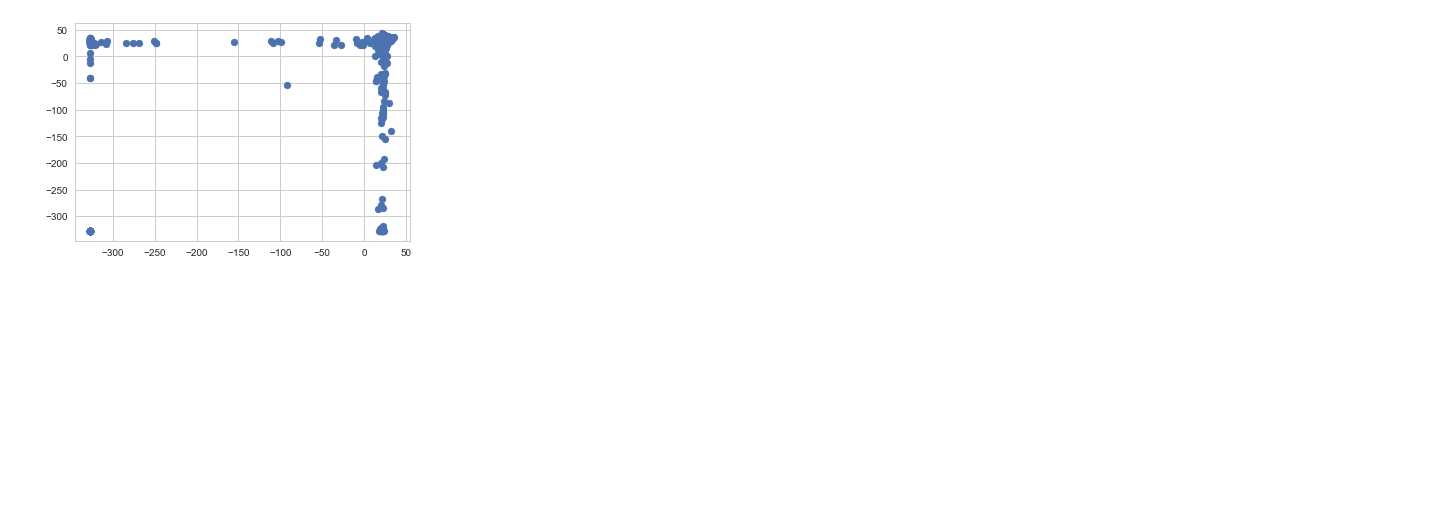
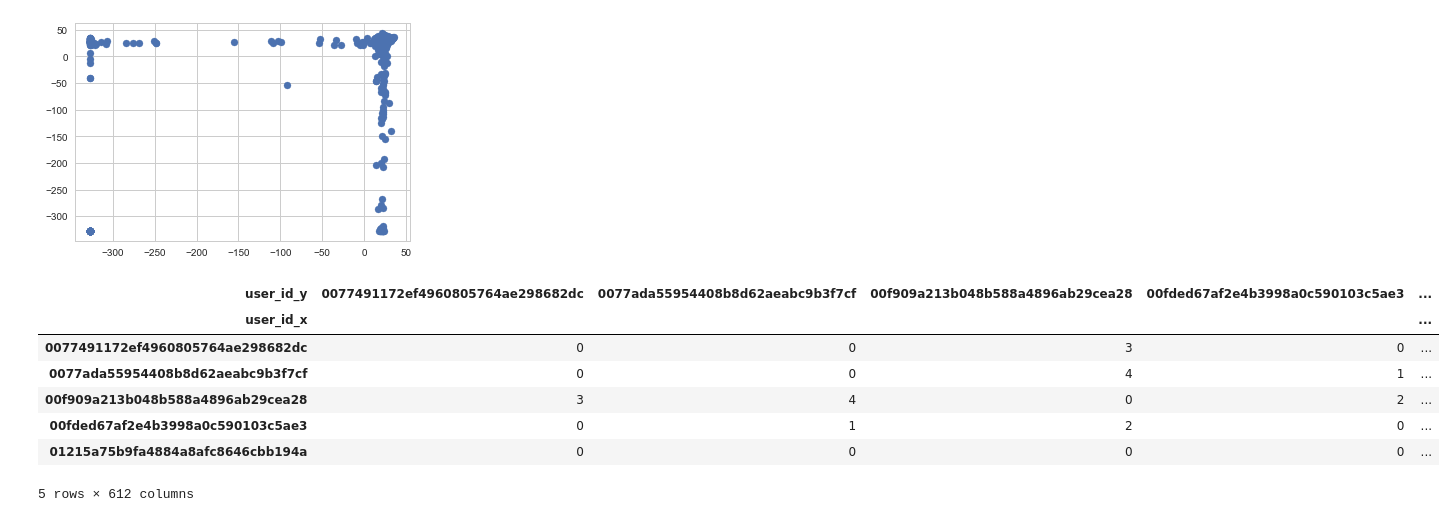
Before and after one commit to akc83/RWProject, a Jupyter notebook: Eight Sleep Assignment.ipynb, the cells around one changed output. Cells and saved outputs as stored; diff of their text form; code cells hidden in the pictures; blank space fills up the shorter version.

```diff
--- a/Eight Sleep Assignment.ipynb
+++ b/Eight Sleep Assignment.ipynb
@@ -429,3 +467,19 @@ plt.scatter(new_df.avg_roomtemp_c, new_df.avg_bedtemp_c)
 plt.show()
 # %% [output]
 [figure]
+# %%
+df_merge = avnew_df.head(2000).merge(avnew_df.head(2000), on='start_hour')
+results = pd.crosstab(df_merge.user_id_x, df_merge.user_id_y)
+np.fill_diagonal(results.values, 0)
+# results
+# %%
+results.head()
+# %% [output]
+| user_id_y | 0077491172ef4960805764ae298682dc | 0077ada55954408b8d62aeabc9b3f7cf | 00f909a213b048b588a4896ab29cea28 | 00fded67af2e4b3998a0c590103c5ae3 | ... |
+| user_id_x |  |  |  |  | ... |
+| 0077491172ef4960805764ae298682dc | 0 | 0 | 3 | 0 | ... |
+| 0077ada55954408b8d62aeabc9b3f7cf | 0 | 0 | 4 | 1 | ... |
+| 00f909a213b048b588a4896ab29cea28 | 3 | 4 | 0 | 2 | ... |
+| 00fded67af2e4b3998a0c590103c5ae3 | 0 | 1 | 2 | 0 | ... |
+| 01215a75b9fa4884a8afc8646cbb194a | 0 | 0 | 0 | 0 | ... |
+5 rows × 612 columns
```
Also changed, not shown: parts of 8 cells of this notebook.
